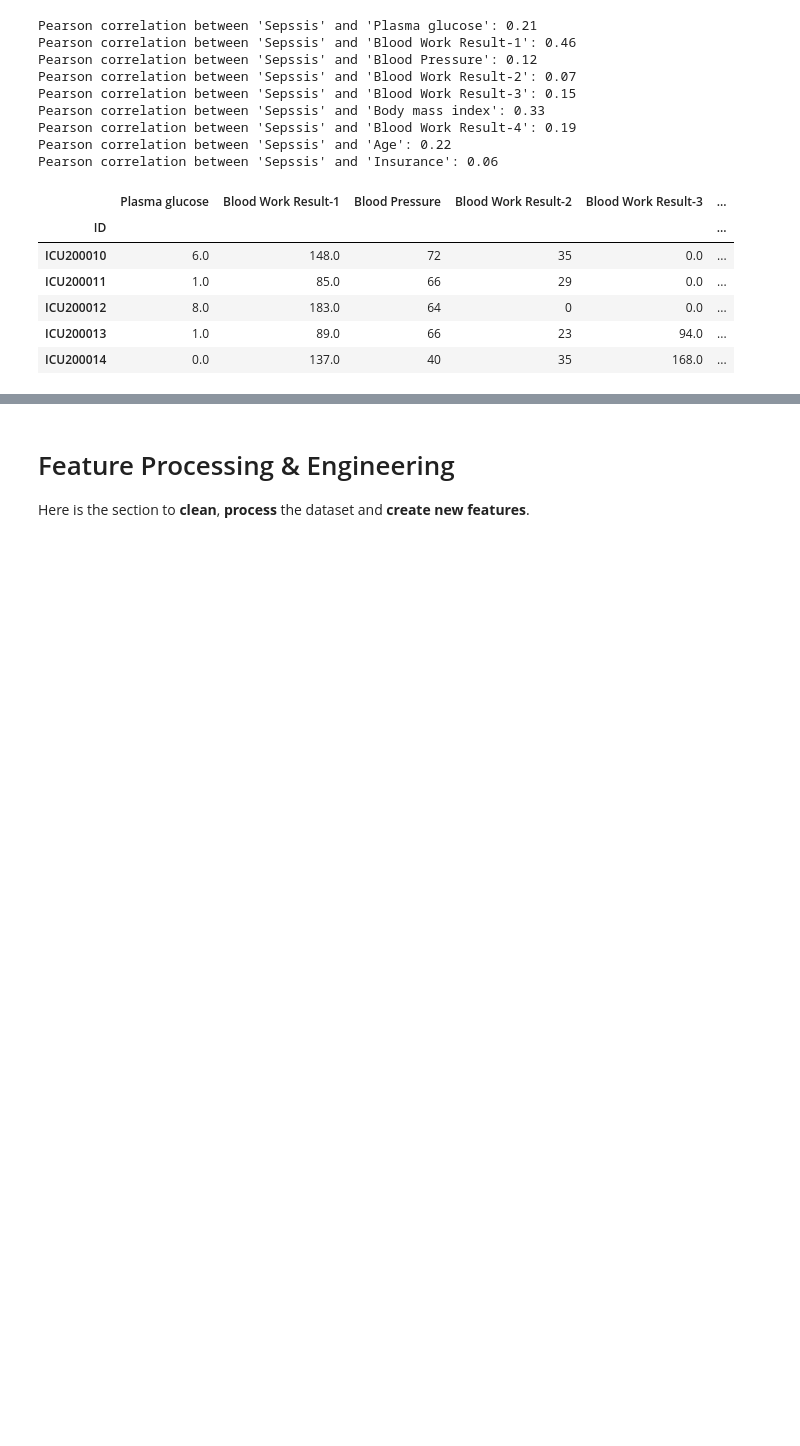
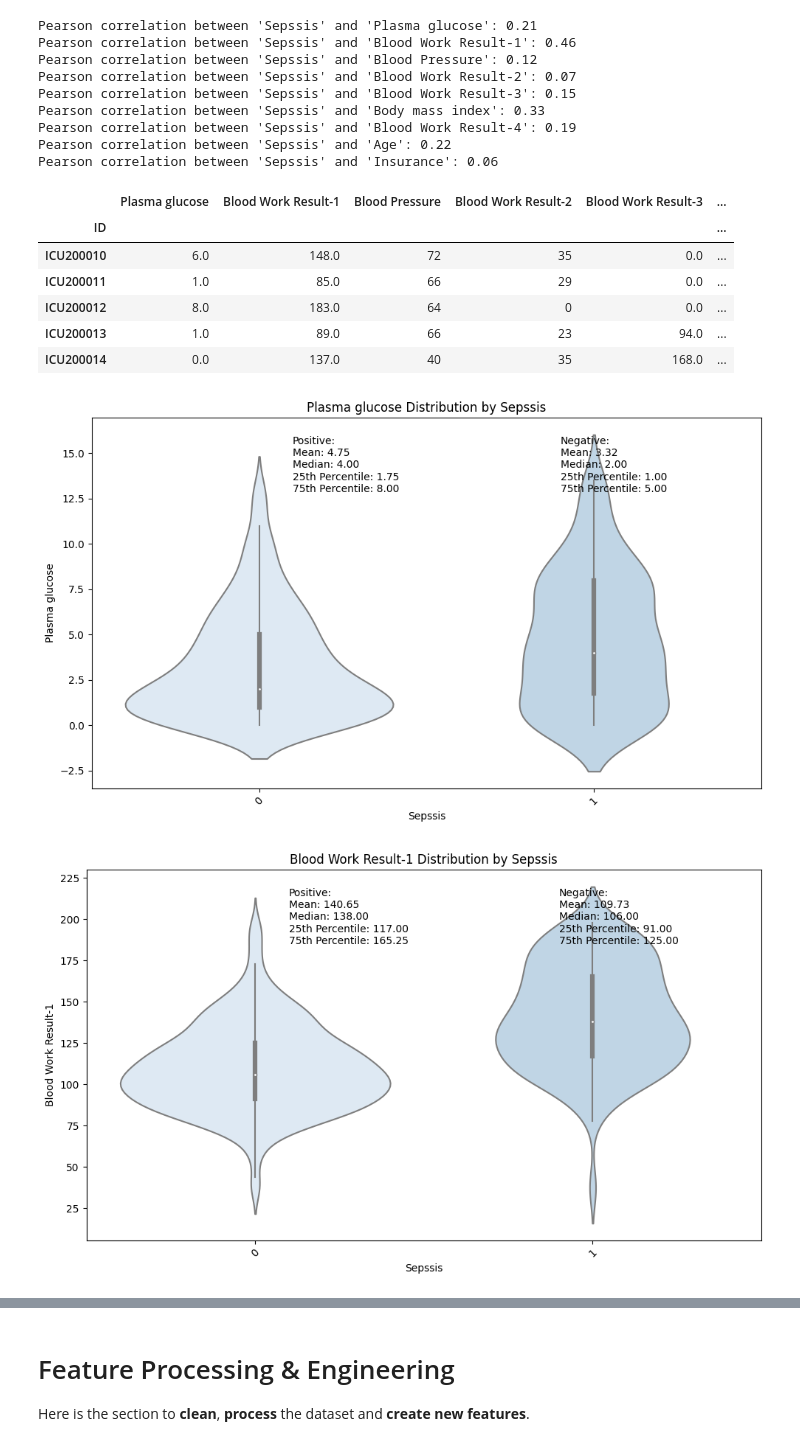
Before and after one commit to DeeeTeeee/CustomerChurnWithFastAPI, a Jupyter notebook: ML_Step_By_Step_Guide.ipynb, the cells around one changed output, grey strips where cells are left out. Saved outputs shown, nothing was run; the diff lists cells and outputs as text; code cells hidden in the pictures; blank space fills up the shorter version.

```diff
--- a/ML_Step_By_Step_Guide.ipynb
+++ b/ML_Step_By_Step_Guide.ipynb
@@ -494,11 +494,11 @@ for var in categorical_vars:
 train_df['Sepssis'] = train_df['Sepssis'].replace({'Positive': 1, 'Negative': 0})
 
 # Calculate correlation coefficients
-numerical_vars = cols_names + ['Insurance'] # Combine the two lists into a single list
-correlations = train_df[numerical_vars + ['Sepssis']].corr()
+num_cols = cols_names + ['Insurance'] # Combine the two lists into a single list
+correlations = train_df[num_cols + ['Sepssis']].corr()
 
 # Print correlation coefficients
-for var in numerical_vars:
+for var in num_cols:
     correlation = correlations.loc[var, 'Sepssis']
     print(f"Pearson correlation between 'Sepssis' and '{var}': {correlation:.2f}")
 # Print the updated DataFrame
@@ -520,3 +520,44 @@ Pearson correlation between 'Sepssis' and 'Insurance': 0.06
 | ICU200012 | 8.0 | 183.0 | 64 | 0 | 0.0 | ... |
 | ICU200013 | 1.0 | 89.0 | 66 | 23 | 94.0 | ... |
 | ICU200014 | 0.0 | 137.0 | 40 | 35 | 168.0 | ... |
+# %%
+
+# Color gradient using a blue colormap
+blue_palette = sns.color_palette("Blues")
+
+# Numerical Variables - Violin plots with statistics
+for var in cols_names:
+    plt.figure(figsize=(10, 6))
+    sns.violinplot(data=train_df, x='Sepssis', y=var, palette=blue_palette)  # Use the blue palette
+    plt.xlabel('Sepssis')
+    plt.ylabel(var)
+    plt.title(f'{var} Distribution by Sepssis')
+    plt.xticks(rotation=45)  # Rotate x-axis labels by 45 degrees
+
+    # Calculate statistics
+    positive_vals = train_df[train_df['Sepssis'] == 1][var]
+    negative_vals = train_df[train_df['Sepssis'] == 0][var]
+    stat_dict = {
+        'Positive': {
+            'Mean': np.mean(positive_vals),
+            'Median': np.median(positive_vals),
+            '25th Percentile': np.percentile(positive_vals, 25),
+            '75th Percentile': np.percentile(positive_vals, 75)
+        },
+        'Negative': {
+            'Mean': np.mean(negative_vals),
+            'Median': np.median(negative_vals),
+            '25th Percentile': np.percentile(negative_vals, 25),
+            '75th Percentile': np.percentile(negative_vals, 75)
+        }
+    }
+
+    # Add statistics as text annotations
+    plt.text(0.30, 0.8, f"Positive:\nMean: {stat_dict['Positive']['Mean']:.2f}\nMedian: {stat_dict['Positive']['Median']:.2f}\n25th Percentile: {stat_dict['Positive']['25th Percentile']:.2f}\n75th Percentile: {stat_dict['Positive']['75th Percentile']:.2f}", transform=plt.gca().transAxes)
+    plt.text(0.70, 0.8, f"Negative:\nMean: {stat_dict['Negative']['Mean']:.2f}\nMedian: {stat_dict['Negative']['Median']:.2f}\n25th Percentile: {stat_dict['Negative']['25th Percentile']:.2f}\n75th Percentile: {stat_dict['Negative']['75th Percentile']:.2f}", transform=plt.gca().transAxes)
+
+    plt.tight_layout()
+    plt.show()
+# %% [output]
+[figure, added]
+[figure, added]
```
Also changed, not shown: parts of 2 cells of this notebook.
